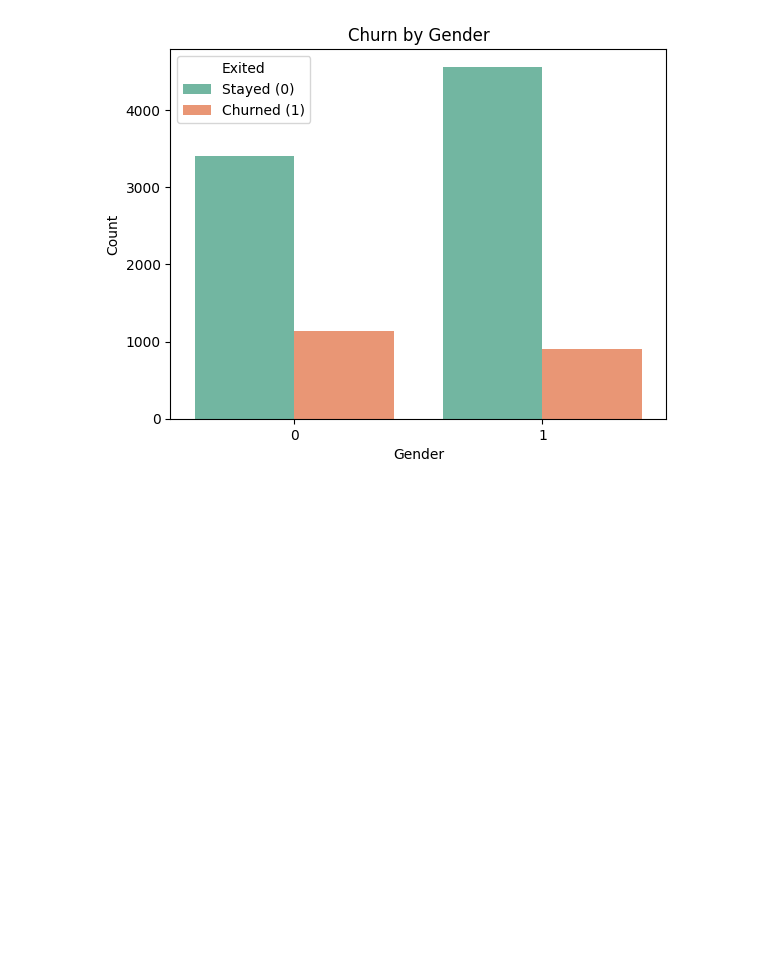
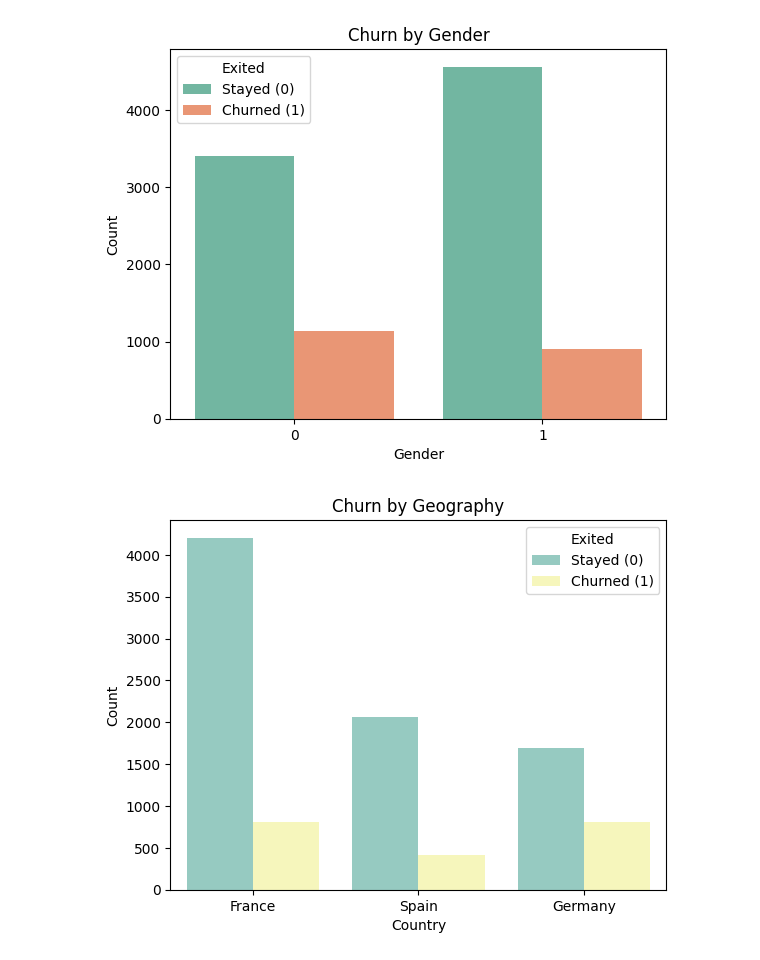
Before and after one commit to athulrj02/Churn-Modelling, a Jupyter notebook: py-code.ipynb, the cells around one changed output. Cells and saved outputs as stored; diff of their text form; code cells hidden in the pictures; blank space fills up the shorter version.

```diff
--- a/py-code.ipynb
+++ b/py-code.ipynb
@@ -133,3 +133,13 @@ plt.legend(title='Exited', labels=['Stayed (0)', 'Churned (1)'])
 plt.show()
 # %% [output]
 [figure]
+# %%
+# Churn by Geography
+sns.countplot(data=df_plot, x='Geography', hue='Exited', palette='Set3')
+plt.title('Churn by Geography')
+plt.xlabel('Country')
+plt.ylabel('Count')
+plt.legend(title='Exited', labels=['Stayed (0)', 'Churned (1)'])
+plt.show()
+# %% [output]
+[figure, added]
```
Also changed, not shown: parts of 3 cells of this notebook.
